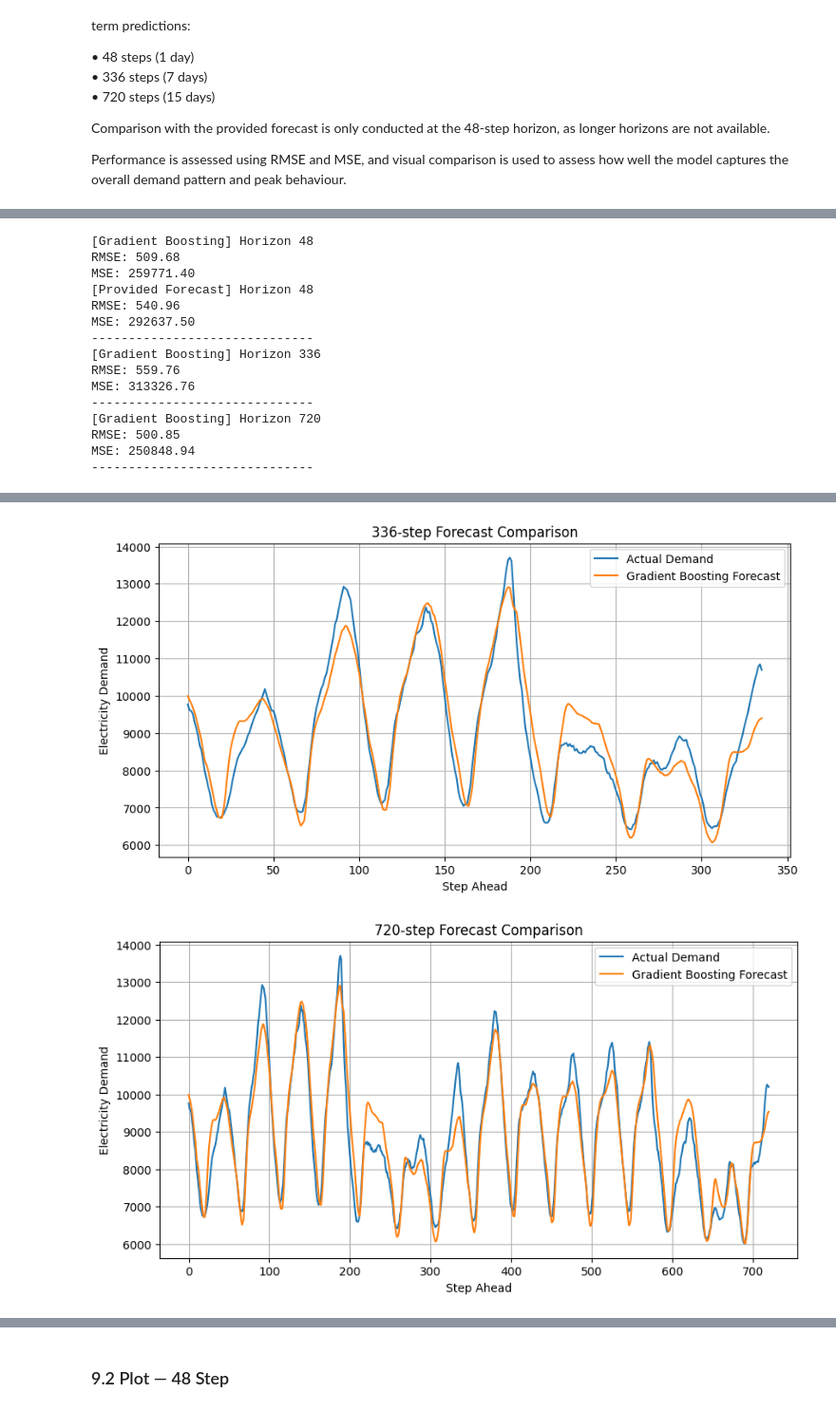
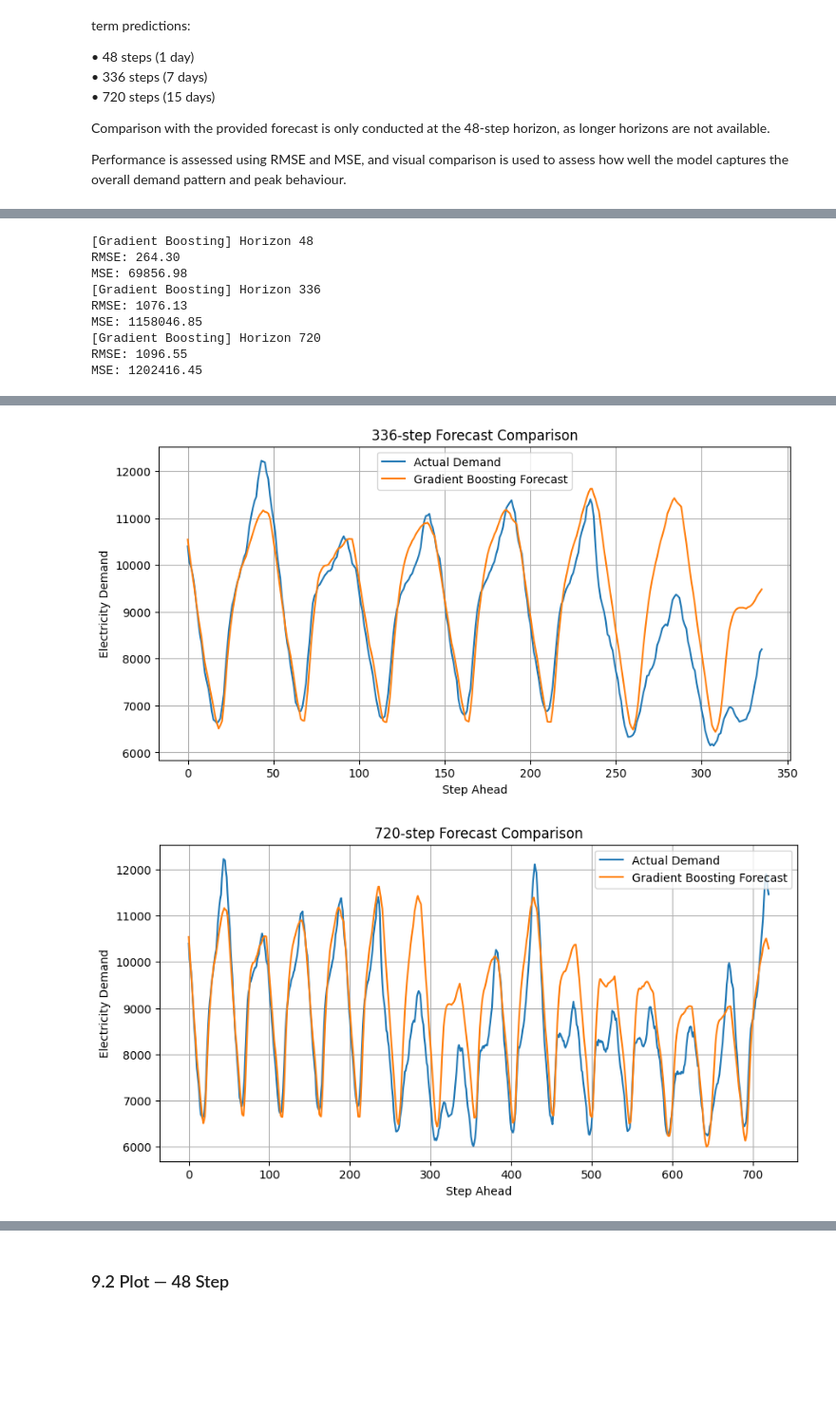
Before and after one commit to laukamkit/capstone_project_GroupA, a Jupyter notebook: src/01_Model_SARIMAX.ipynb, the cells around one changed output, grey strips where cells are left out. Shown at 95% size. Saved outputs shown, nothing was run; the diff lists cells and outputs as text; code cells hidden in the pictures; blank space fills up the shorter version.

```diff
--- a/src/01_Model_SARIMAX.ipynb
+++ b/src/01_Model_SARIMAX.ipynb
@@ -289,7 +326,7 @@ for h in horizons:
     y_actual, y_pred, rmse, mse = SARIMAX_results[h]
 
     if h == 48:
-        provided = X_test.iloc[window_start:window_start + h]['FORECASTDEMAND']
+        provided = extract_provided_forecast_diagonal(test, window_start, h)
     else:
         provided = None
 
@@ -370,7 +410,6 @@ gb_features = [
     'rolling_mean_48',
     'TEMPERATURE',
     'TEMP_SQUARED',
-    'FORECASTDEMAND',
     'HOUR',
     'DAYOFWEEK',
     'IS_WEEKEND'
@@ -384,9 +423,9 @@ y_train_gb = train_gb['TOTALDEMAND']
 
 # Fit gradient boosting model
 gb_model = GradientBoostingRegressor(
-    n_estimators=300,
+    n_estimators=500,
     learning_rate=0.03,
-    max_depth=4,
+    max_depth=5,
     random_state=42
 )
 
@@ -399,6 +438,7 @@ def run_gb_recursive_forecast(model, full_data, test, window_start, horizon, fea
     """
     Recursive multi-step forecast for Gradient Boosting model.
     """
+
     freq = pd.Timedelta(minutes=30)
     forecast_index = test.index[window_start:window_start + horizon]
 
@@ -410,7 +450,6 @@ def run_gb_recursive_forecast(model, full_data, test, window_start, horizon, fea
 
     for ts in forecast_index:
         temp = test.loc[ts, 'TEMPERATURE']
-        forecast_demand = test.loc[ts, 'FORECASTDEMAND']
 
         row = pd.DataFrame([{
             'lag_1': history[-1],
@@ -422,7 +461,6 @@ def run_gb_recursive_forecast(model, full_data, test, window_start, horizon, fea
             'rolling_mean_48': np.mean(history[-48:]),
             'TEMPERATURE': temp,
             'TEMP_SQUARED': temp ** 2,
-            'FORECASTDEMAND': forecast_demand,
             'HOUR': ts.hour,
             'DAYOFWEEK': ts.dayofweek,
             'IS_WEEKEND': int(ts.dayofweek >= 5)
@@ -461,47 +499,27 @@ for h in horizons:
         gb_model, full_data, test, window_start, h, gb_features
     )
 
-    # Store GB results
     gb_results[h] = (y_actual, y_pred, rmse, mse)
 
     print(f"[Gradient Boosting] Horizon {h}")
     print(f"RMSE: {rmse:.2f}")
     print(f"MSE: {mse:.2f}")
-
-    # Only compare to provided forecast for 48 steps
-    if h == 48:
-        provided = test.iloc[window_start:window_start + h]['FORECASTDEMAND']
-
-        rmse_provided = np.sqrt(mean_squared_error(y_actual, provided))
-        mse_provided = mean_squared_error(y_actual, provided)
-
-        print(f"[Provided Forecast] Horizon {h}")
-        print(f"RMSE: {rmse_provided:.2f}")
-        print(f"MSE: {mse_provided:.2f}")
-
-    print("-" * 30)
 # %% [output]
 [Gradient Boosting] Horizon 48
-RMSE: 509.68
-MSE: 259771.40
-[Provided Forecast] Horizon 48
-RMSE: 540.96
-MSE: 292637.50
-------------------------------
+RMSE: 264.30
+MSE: 69856.98
 [Gradient Boosting] Horizon 336
-RMSE: 559.76
-MSE: 313326.76
-------------------------------
+RMSE: 1076.13
+MSE: 1158046.85
 [Gradient Boosting] Horizon 720
-RMSE: 500.85
-MSE: 250848.94
-------------------------------
+RMSE: 1096.55
+MSE: 1202416.45
 # %%
 for h in horizons:
     y_actual, y_pred, rmse, mse = gb_results[h]
 
     if h == 48:
-        provided = test.iloc[window_start:window_start + h]['FORECASTDEMAND']
+        provided = extract_provided_forecast_diagonal(test, window_start, h)
     else:
         provided = None
 
@@ -517,3 +535,3 @@ for h in horizons:
-[figure, old version]
+[figure, new version]
-[figure, old version]
+[figure, new version]
 # %% [markdown]
```
Also changed, not shown: parts of 24 cells of this notebook, 1 other file.
